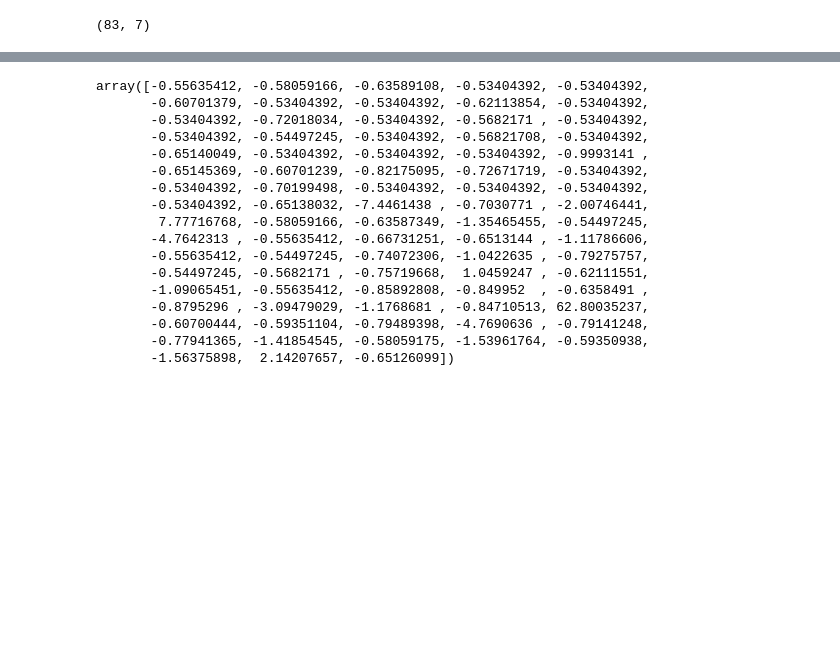
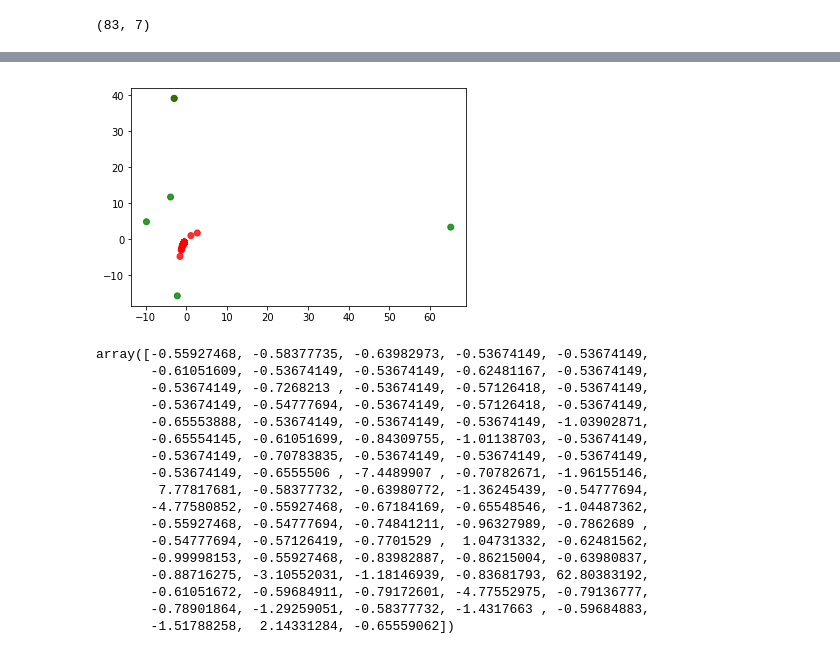
Before and after one commit to Hank421Chen/Python-, a Jupyter notebook: week_6/week6.ipynb, the cells around one changed output, grey strips where cells are left out. Saved outputs shown, nothing was run; the diff lists cells and outputs as text; code cells hidden in the pictures; blank space fills up the shorter version.

```diff
--- a/week_6/week6.ipynb
+++ b/week_6/week6.ipynb
@@ -49,4 +46,0 @@ Number of files : 83
-# %%
-for i in range(len(data)):
-    print('----Document : {0}----'.format(title[i]))
-    print(data[i][:10], '...', data[i][-10:-1], sep='\n', end='\n\n')
@@ -142,11 +85,0 @@ Number of word in document (2018-03-20 10_24) :  124
-# %%
-limit = 0
-wordsperdocument = 50
-for i in range(len(data)):
-    count = 0
-    print('----Document : {0}----'.format(title[i]))
-    for ind, value in wordDictionary[0].items():
-        if (value <= limit) & (count != wordsperdocument):
-            count += 1
-            print(ind, end = ', ')
-    print()
@@ -171,7 +85,0 @@ for i in range(len(data)):
-# %%
-for i in range(len(data)):
-    for key, value in wordDictionary[0].items():
-        if value <= limit:
-            data[i] = data[i].replace(key, '')
-    print('document :', title[i])
-    print(data[i][:50], '...', data[i][-50:-1], sep='', end='\n\n')
@@ -374,4 +211,14 @@ for i in range(f):
 ... (30 outputs left out)
+# %%
+#Define our own color map
+LABEL_COLOR_MAP = {0:'r', 1: 'g'}
+label_color = [LABEL_COLOR_MAP[l] for l in X_clustered]
+
+# Plot the scatter digram
+plt.scatter(x_4d[:,2],x_4d[:,6], c= label_color, alpha=0.8)
+plt.show()
+# %% [output]
+[figure, added]
 # %%
 import plotly
 plotly.tools.set_credentials_file(username='hank421.chen', api_key='A8OTqDBMym0e6rQjNe8I')
@@ -381,23 +228,23 @@ import plotly.graph_objs as go
 # %%
 x_4d[:,3]
 # %% [output]
-array([-0.55635412, -0.58059166, -0.63589108, -0.53404392, -0.53404392,
-       -0.60701379, -0.53404392, -0.53404392, -0.62113854, -0.53404392,
-       -0.53404392, -0.72018034, -0.53404392, -0.5682171 , -0.53404392,
-       -0.53404392, -0.54497245, -0.53404392, -0.56821708, -0.53404392,
-       -0.65140049, -0.53404392, -0.53404392, -0.53404392, -0.9993141 ,
-       -0.65145369, -0.60701239, -0.82175095, -0.72671719, -0.53404392,
-       -0.53404392, -0.70199498, -0.53404392, -0.53404392, -0.53404392,
-       -0.53404392, -0.65138032, -7.4461438 , -0.7030771 , -2.00746441,
-        7.77716768, -0.58059166, -0.63587349, -1.35465455, -0.54497245,
-       -4.7642313 , -0.55635412, -0.66731251, -0.6513144 , -1.11786606,
-       -0.55635412, -0.54497245, -0.74072306, -1.0422635 , -0.79275757,
-       -0.54497245, -0.5682171 , -0.75719668,  1.0459247 , -0.62111551,
-       -1.09065451, -0.55635412, -0.85892808, -0.849952  , -0.6358491 ,
-       -0.8795296 , -3.09479029, -1.1768681 , -0.84710513, 62.80035237,
-       -0.60700444, -0.59351104, -0.79489398, -4.7690636 , -0.79141248,
-       -0.77941365, -1.41854545, -0.58059175, -1.53961764, -0.59350938,
-       -1.56375898,  2.14207657, -0.65126099])
+array([-0.55927468, -0.58377735, -0.63982973, -0.53674149, -0.53674149,
+       -0.61051609, -0.53674149, -0.53674149, -0.62481167, -0.53674149,
+       -0.53674149, -0.7268213 , -0.53674149, -0.57126418, -0.53674149,
+       -0.53674149, -0.54777694, -0.53674149, -0.57126418, -0.53674149,
+       -0.65553888, -0.53674149, -0.53674149, -0.53674149, -1.03902871,
+       -0.65554145, -0.61051699, -0.84309755, -1.01138703, -0.53674149,
+       -0.53674149, -0.70783835, -0.53674149, -0.53674149, -0.53674149,
+       -0.53674149, -0.6555506 , -7.4489907 , -0.70782671, -1.96155146,
+        7.77817681, -0.58377732, -0.63980772, -1.36245439, -0.54777694,
+       -4.77580852, -0.55927468, -0.67184169, -0.65548546, -1.04487362,
+       -0.55927468, -0.54777694, -0.74841211, -0.96327989, -0.7862689 ,
+       -0.54777694, -0.57126419, -0.7701529 ,  1.04731332, -0.62481562,
+       -0.99998153, -0.55927468, -0.83982887, -0.86215004, -0.63980837,
+       -0.88716275, -3.10552031, -1.18146939, -0.83681793, 62.80383192,
+       -0.61051672, -0.59684911, -0.79172601, -4.77552975, -0.79136777,
+       -0.78901864, -1.29259051, -0.58377732, -1.4317663 , -0.59684883,
+       -1.51788258,  2.14331284, -0.65559062])
 # %%
 x_4d[:,0]
 # %% [output]
```
Also changed, not shown: parts of 22 cells of this notebook.
